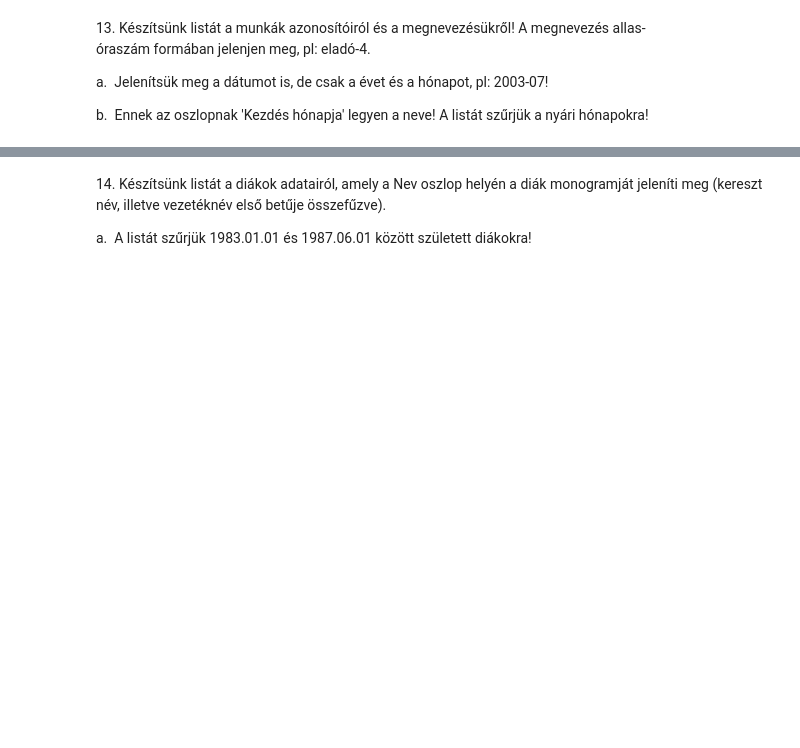
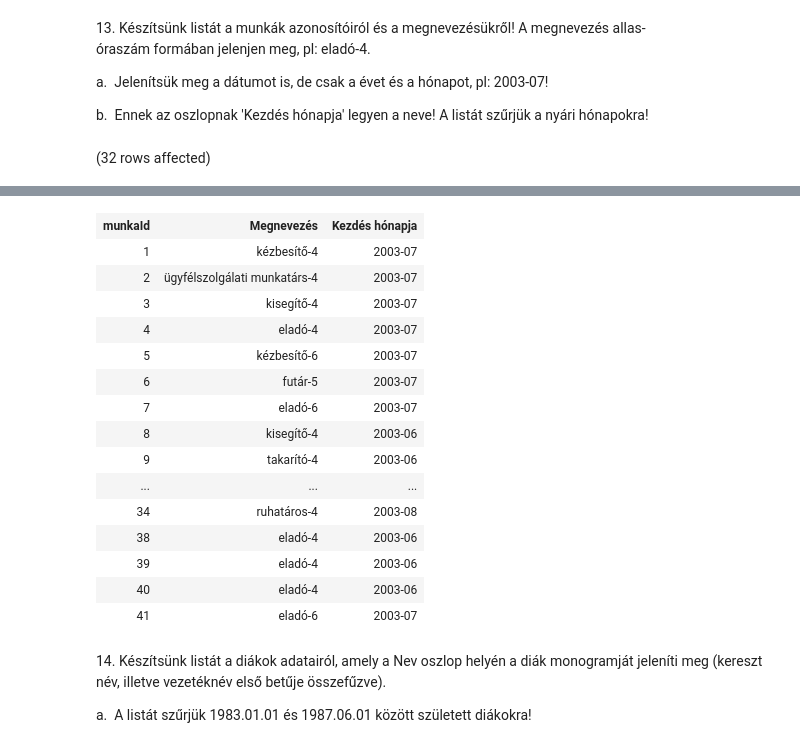
Before and after one commit to AbelKornel/adatbazisok, a Jupyter notebook: gyakorlat01_feladatok_megold.ipynb, the cells around one changed output, grey strips where cells are left out. Cells and saved outputs as stored; diff of their text form; code cells hidden in the pictures; blank space fills up the shorter version.

```diff
--- a/gyakorlat01_feladatok_megold.ipynb
+++ b/gyakorlat01_feladatok_megold.ipynb
@@ -240,3 +298,11 @@ b.  A lista ne tartalmazza azokat a munkákat, ahol a diákok azonos
 a.  Jelenítsük meg a dátumot is, de csak a évet és a hónapot, pl: 2003-07!
 
 b.  Ennek az oszlopnak 'Kezdés hónapja' legyen a neve! A listát szűrjük a nyári hónapokra!
+# %%
+SELECT munkaId,
+        allas + '-' + CAST(oraszam AS varchar(1)) as 'Megnevezés',
+        left(CAST(datum AS date), 7) AS 'Kezdés hónapja'
+FROM munka
+WHERE MONTH(datum) in (6, 7, 8)
+# %% [output]
+(32 rows affected)
@@ -243,3 +310,19 @@ b.  Ennek az oszlopnak 'Kezdés hónapja' legyen a neve! A listát s
+| munkaId | Megnevezés | Kezdés hónapja |
+| 1 | kézbesítő-4 | 2003-07 |
+| 2 | ügyfélszolgálati munkatárs-4 | 2003-07 |
+| 3 | kisegítő-4 | 2003-07 |
+| 4 | eladó-4 | 2003-07 |
+| 5 | kézbesítő-6 | 2003-07 |
+| 6 | futár-5 | 2003-07 |
+| 7 | eladó-6 | 2003-07 |
+| 8 | kisegítő-4 | 2003-06 |
+| 9 | takarító-4 | 2003-06 |
+| ... | ... | ... |
+| 34 | ruhatáros-4 | 2003-08 |
+| 38 | eladó-4 | 2003-06 |
+| 39 | eladó-4 | 2003-06 |
+| 40 | eladó-4 | 2003-06 |
+| 41 | eladó-6 | 2003-07 |
 # %% [markdown]
 14. Készítsünk listát a diákok adatairól, amely a Nev oszlop helyén a diák monogramját jeleníti meg (keresztnév, illetve vezetéknév első betűje összefűzve).
 
```
Also changed, not shown: parts of 9 cells of this notebook, 2 other files.
